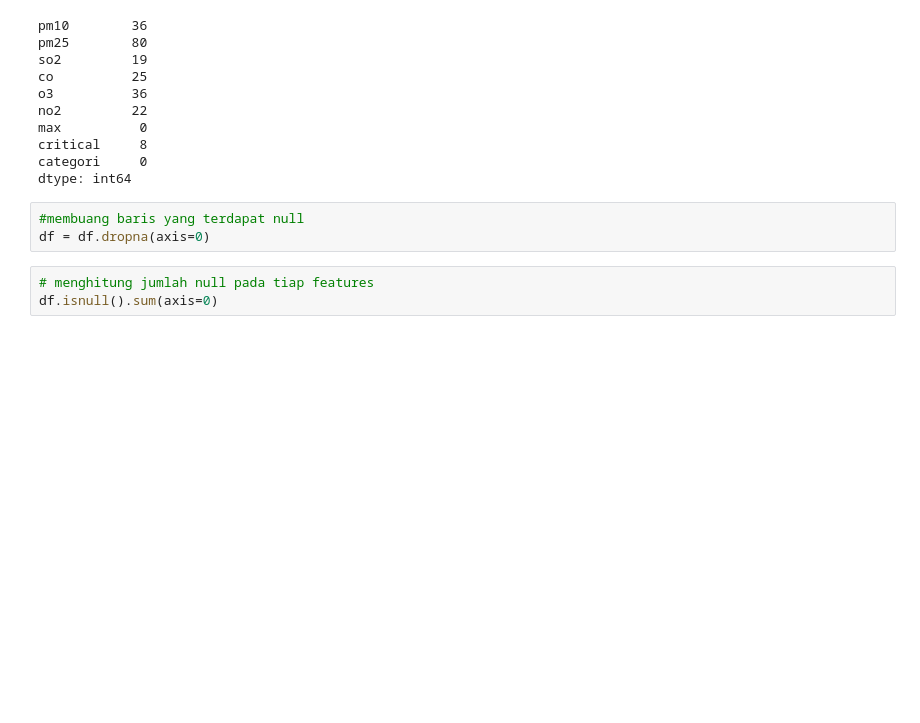
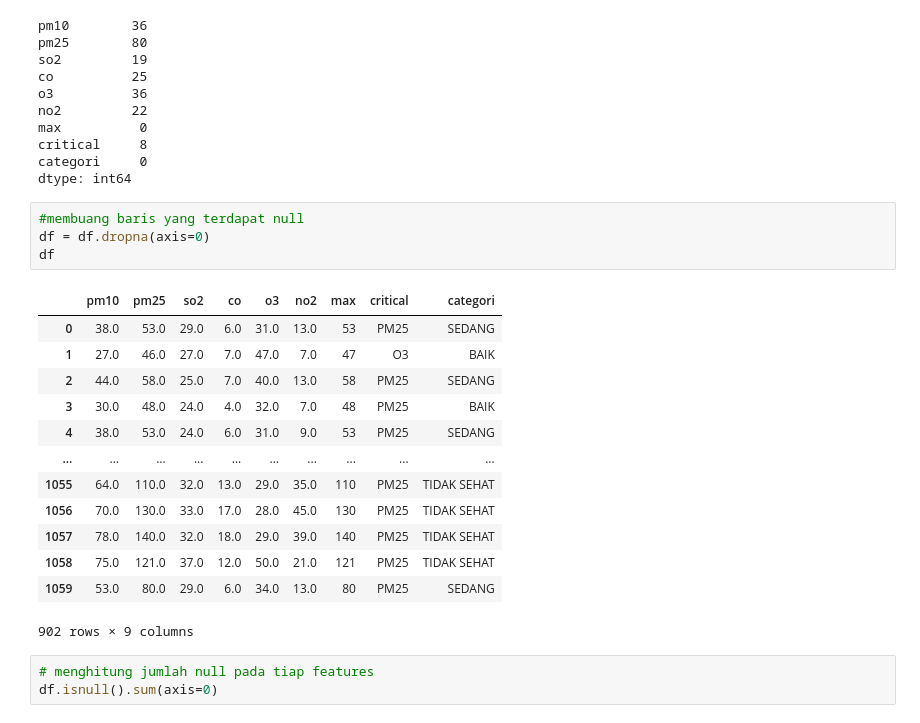
Before and after one commit to SMAMHTN/Final-Project-Microcredential, a Jupyter notebook: Pengumpulan/4.Membangun model sesuai dengan permasalahan/ITS02_Assignment Tugas Akhir 4_Kelompok 7.ipynb, the cells around one changed output. Drawn from its saved outputs; the diff is of its cells as text; blank space fills up the shorter version.

```diff
--- a/Pengumpulan/4.Membangun model sesuai dengan permasalahan/ITS02_Assignment Tugas Akhir 4_Kelompok 7.ipynb
+++ b/Pengumpulan/4.Membangun model sesuai dengan permasalahan/ITS02_Assignment Tugas Akhir 4_Kelompok 7.ipynb
@@ -65,6 +65,21 @@ dtype: int64
 # %%
 #membuang baris yang terdapat null
 df = df.dropna(axis=0)
+df
+# %% [output]
+|  | pm10 | pm25 | so2 | co | o3 | no2 | max | critical | categori |
+| 0 | 38.0 | 53.0 | 29.0 | 6.0 | 31.0 | 13.0 | 53 | PM25 | SEDANG |
+| 1 | 27.0 | 46.0 | 27.0 | 7.0 | 47.0 | 7.0 | 47 | O3 | BAIK |
+| 2 | 44.0 | 58.0 | 25.0 | 7.0 | 40.0 | 13.0 | 58 | PM25 | SEDANG |
+| 3 | 30.0 | 48.0 | 24.0 | 4.0 | 32.0 | 7.0 | 48 | PM25 | BAIK |
+| 4 | 38.0 | 53.0 | 24.0 | 6.0 | 31.0 | 9.0 | 53 | PM25 | SEDANG |
+| ... | ... | ... | ... | ... | ... | ... | ... | ... | ... |
+| 1055 | 64.0 | 110.0 | 32.0 | 13.0 | 29.0 | 35.0 | 110 | PM25 | TIDAK SEHAT |
+| 1056 | 70.0 | 130.0 | 33.0 | 17.0 | 28.0 | 45.0 | 130 | PM25 | TIDAK SEHAT |
+| 1057 | 78.0 | 140.0 | 32.0 | 18.0 | 29.0 | 39.0 | 140 | PM25 | TIDAK SEHAT |
+| 1058 | 75.0 | 121.0 | 37.0 | 12.0 | 50.0 | 21.0 | 121 | PM25 | TIDAK SEHAT |
+| 1059 | 53.0 | 80.0 | 29.0 | 6.0 | 34.0 | 13.0 | 80 | PM25 | SEDANG |
+902 rows × 9 columns
 # %%
 # menghitung jumlah null pada tiap features
 df.isnull().sum(axis=0)
```
Also changed, not shown: parts of 5 cells of this notebook.
